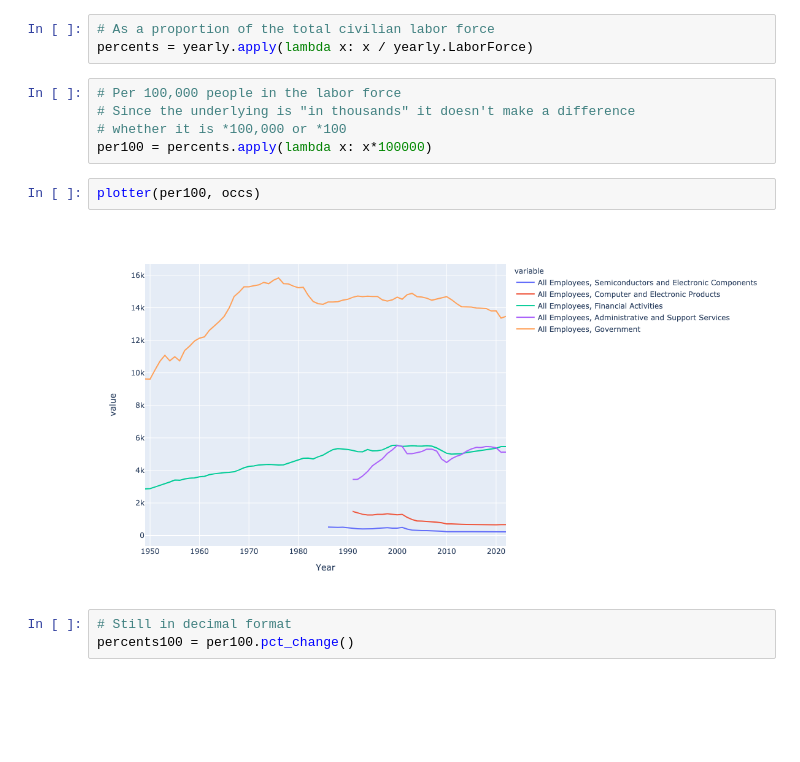
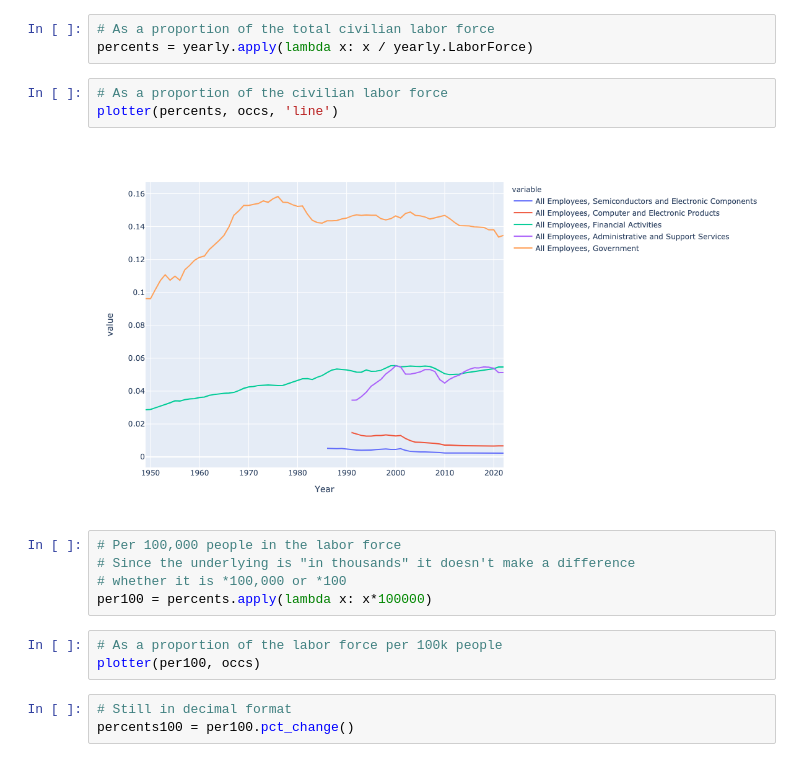
Before and after one commit to GStechschulte/Side_Projects, a Jupyter notebook: LaborMarket/LaborAnalysis.ipynb, the cells around one changed output. Drawn from its saved outputs; the diff is of its cells as text; blank space fills up the shorter version.

```diff
--- a/LaborMarket/LaborAnalysis.ipynb
+++ b/LaborMarket/LaborAnalysis.ipynb
@@ -74,15 +80,19 @@ plotter(yearly, occs)
 # %%
 # As a proportion of the total civilian labor force
 percents = yearly.apply(lambda x: x / yearly.LaborForce)
+# %%
+# As a proportion of the civilian labor force
+plotter(percents, occs, 'line')
+# %% [output]
+[figure, added]
 # %%
 # Per 100,000 people in the labor force
 # Since the underlying is "in thousands" it doesn't make a difference
 # whether it is *100,000 or *100
 per100 = percents.apply(lambda x: x*100000)
-# %%
-plotter(per100, occs)
-# %% [output]
-[figure, removed]
+# %%
+# As a proportion of the labor force per 100k people
+plotter(per100, occs)
 # %%
 # Still in decimal format
 percents100 = per100.pct_change()
```
Also changed, not shown: parts of 8 cells of this notebook.
